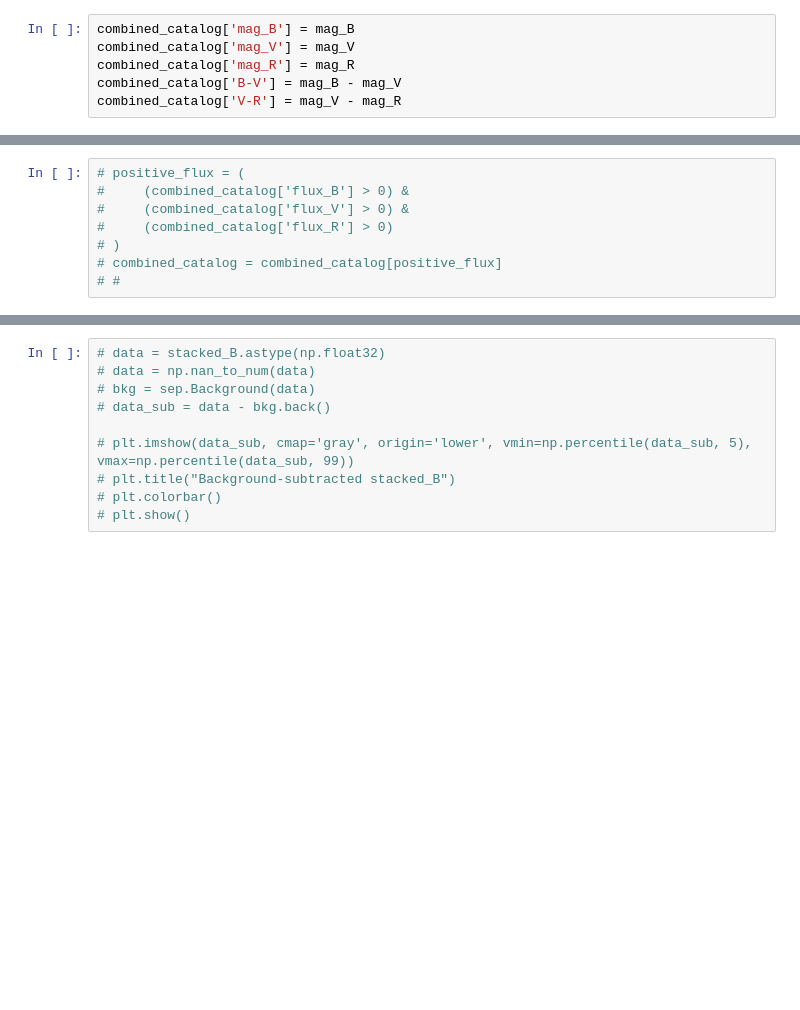
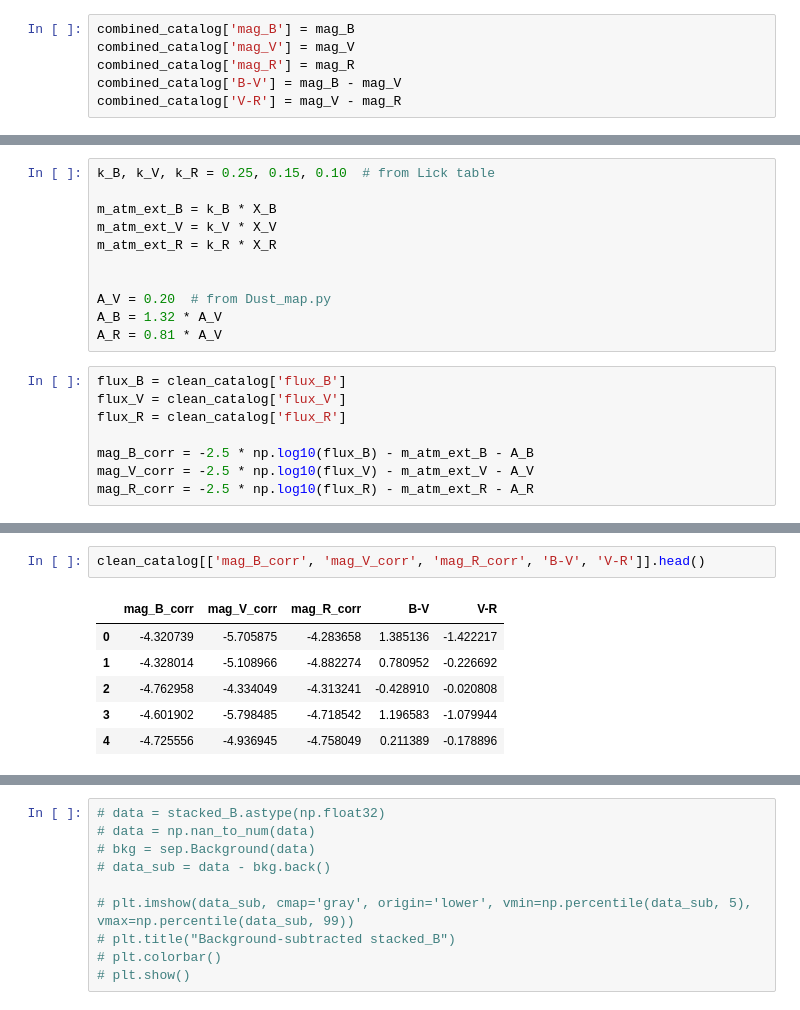
Before and after one commit to PabloFlow3103/StarCluster_Report, a Jupyter notebook: Open.ipynb, the cells around one changed output, grey strips where cells are left out. Cells and saved outputs as stored; diff of their text form; blank space fills up the shorter version.

```diff
--- a/Open.ipynb
+++ b/Open.ipynb
@@ -346,0 +358,19 @@ combined_catalog['V-R'] = mag_V - mag_R
+# %%
+k_B, k_V, k_R = 0.25, 0.15, 0.10  # from Lick table
+
+m_atm_ext_B = k_B * X_B
+m_atm_ext_V = k_V * X_V
+m_atm_ext_R = k_R * X_R
+
+
+A_V = 0.20  # from Dust_map.py
+A_B = 1.32 * A_V
+A_R = 0.81 * A_V
+# %%
+flux_B = clean_catalog['flux_B']
+flux_V = clean_catalog['flux_V']
+flux_R = clean_catalog['flux_R']
+
+mag_B_corr = -2.5 * np.log10(flux_B) - m_atm_ext_B - A_B
+mag_V_corr = -2.5 * np.log10(flux_V) - m_atm_ext_V - A_V
+mag_R_corr = -2.5 * np.log10(flux_R) - m_atm_ext_R - A_R
@@ -361,8 +400,9 @@ plt.show()
-# %%
-# positive_flux = (
-#     (combined_catalog['flux_B'] > 0) &
-#     (combined_catalog['flux_V'] > 0) &
-#     (combined_catalog['flux_R'] > 0)
-# )
-# combined_catalog = combined_catalog[positive_flux]
-# #
+# %%
+clean_catalog[['mag_B_corr', 'mag_V_corr', 'mag_R_corr', 'B-V', 'V-R']].head()
+# %% [output]
+|  | mag_B_corr | mag_V_corr | mag_R_corr | B-V | V-R |
+| 0 | -4.320739 | -5.705875 | -4.283658 | 1.385136 | -1.422217 |
+| 1 | -4.328014 | -5.108966 | -4.882274 | 0.780952 | -0.226692 |
+| 2 | -4.762958 | -4.334049 | -4.313241 | -0.428910 | -0.020808 |
+| 3 | -4.601902 | -5.798485 | -4.718542 | 1.196583 | -1.079944 |
+| 4 | -4.725556 | -4.936945 | -4.758049 | 0.211389 | -0.178896 |
```
Also changed, not shown: parts of 27 cells of this notebook.
